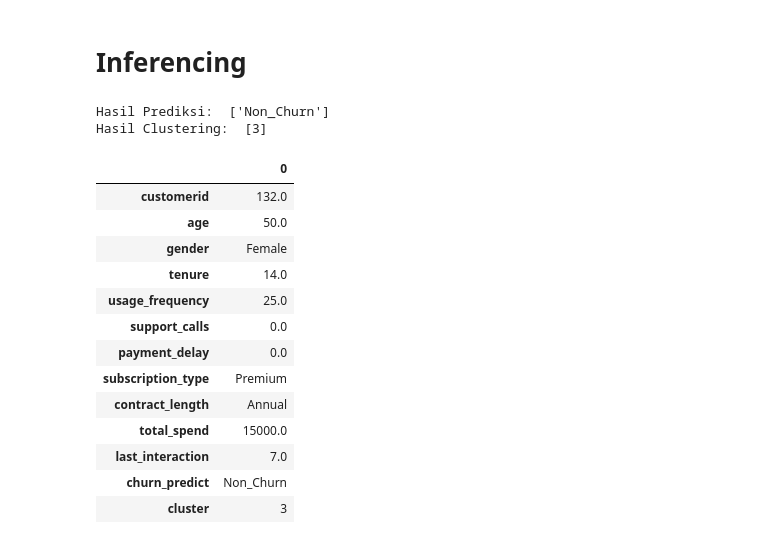
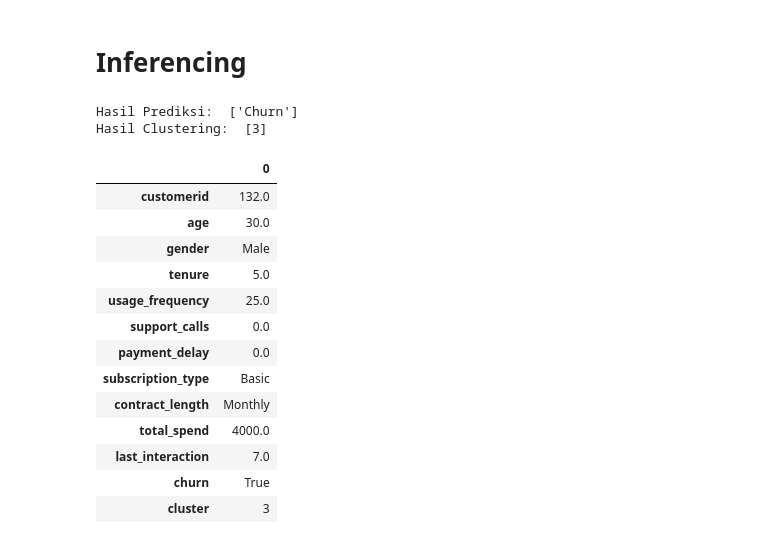
Before and after one commit to FTDS-assignment-bay/p2-final-project-ftds-033-rmt-group-002, a Jupyter notebook: model_predict.ipynb, the cells around one changed output. Cells and saved outputs as stored; diff of their text form; code cells hidden in the pictures.

```diff
--- a/model_predict.ipynb
+++ b/model_predict.ipynb
@@ -1434,47 +1434,51 @@ joblib.dump(pipeline, "model/model_predict.pkl")
 # %%
 # load model.pkl
 model_predict = joblib.load("model/model_predict.pkl")
 model_cluster = joblib.load("model/model_cluster.pkl")
 
 # data baru
 new_data = pd.DataFrame([{
     'customerid': 132.0,
-    'age': 50.0,
-    'gender': 'Female',
-    'tenure': 14.0,
+    'age': 30.0,
+    'gender': 'Male',
+    'tenure': 5.0,
     'usage_frequency': 25.0,
     'support_calls': 0.0,
     'payment_delay': 0.0,
-    'subscription_type': 'Premium',
-    'contract_length': 'Annual',
-    'total_spend': 15000.0,
+    'subscription_type': 'Basic',
+    'contract_length': 'Monthly',
+    'total_spend': 4000.0,
     'last_interaction': 7.0,
     }])
 
-# inference data baru
+# prediction
 predict = model_predict.predict(new_data)
+print("Hasil Prediksi: ", predict)
+
+if predict == "Churn":
+    new_data["churn"] = True
+else:
+    new_data["churn"] = False
+
+# clustering
 clustering = model_cluster.predict(new_data)
-
-# hasil
-print("Hasil Prediksi: ", predict)
 print("Hasil Clustering: ", clustering)
-new_data["churn_predict"] = predict
 new_data["cluster"] = clustering
 new_data.T
 # %% [output]
-Hasil Prediksi:  ['Non_Churn']
+Hasil Prediksi:  ['Churn']
 Hasil Clustering:  [3]
 |  | 0 |
 | customerid | 132.0 |
-| age | 50.0 |
-| gender | Female |
-| tenure | 14.0 |
+| age | 30.0 |
+| gender | Male |
+| tenure | 5.0 |
 | usage_frequency | 25.0 |
 | support_calls | 0.0 |
 | payment_delay | 0.0 |
-| subscription_type | Premium |
-| contract_length | Annual |
-| total_spend | 15000.0 |
+| subscription_type | Basic |
+| contract_length | Monthly |
+| total_spend | 4000.0 |
 | last_interaction | 7.0 |
-| churn_predict | Non_Churn |
+| churn | True |
 | cluster | 3 |
```
Also changed, not shown: 6 other files.
